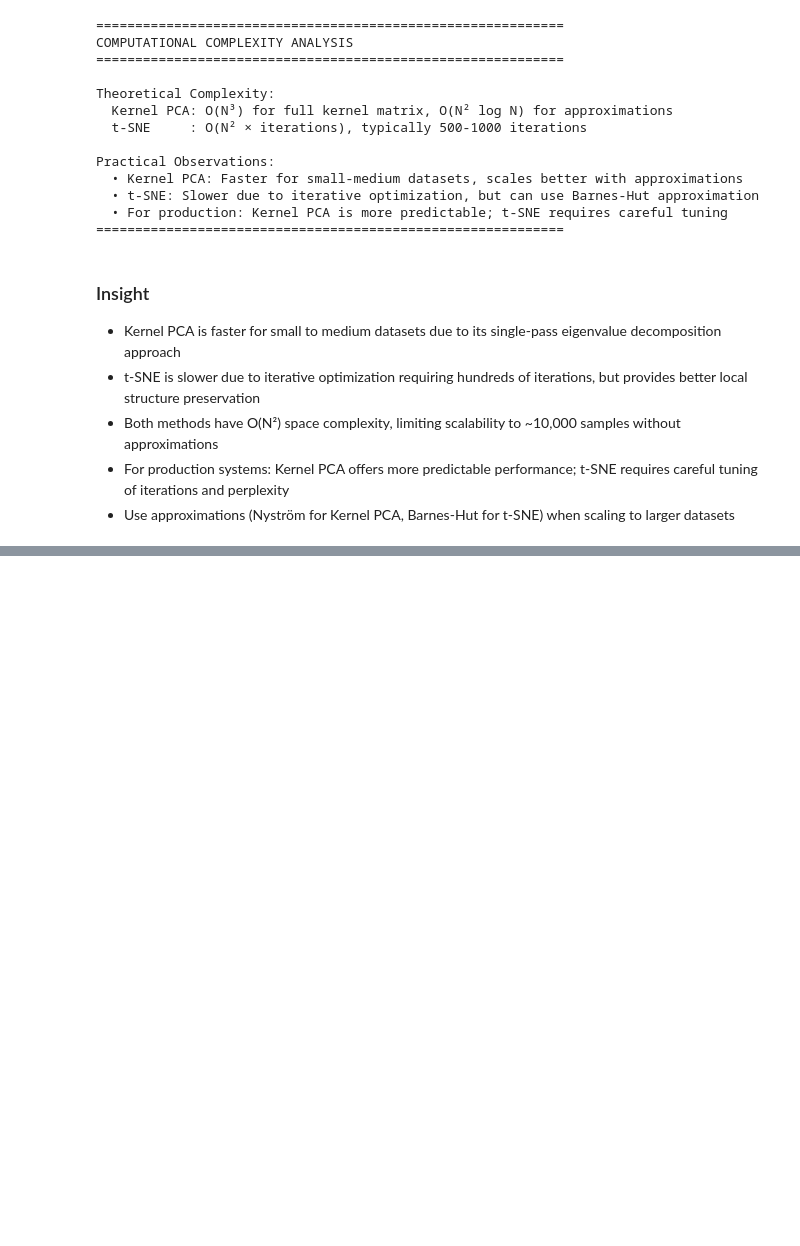
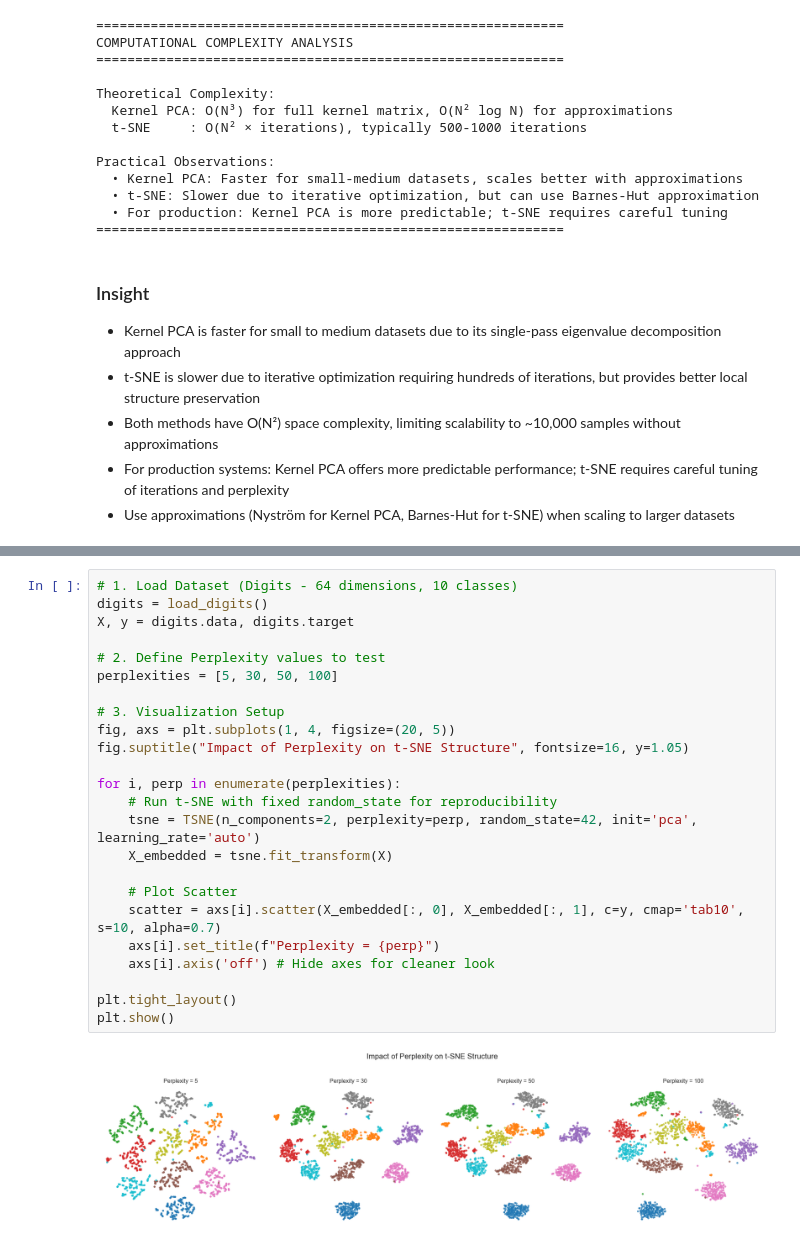
Before and after one commit to NguyenAn0808/kernel-pca-vs-tsne, a Jupyter notebook: notebooks/pca_vs_tsne.ipynb, the cells around one changed output, grey strips where cells are left out. Cells and saved outputs as stored; diff of their text form; blank space fills up the shorter version.

```diff
--- a/notebooks/pca_vs_tsne.ipynb
+++ b/notebooks/pca_vs_tsne.ipynb
@@ -665,0 +789,26 @@ Practical Observations:
+# %%
+# 1. Load Dataset (Digits - 64 dimensions, 10 classes)
+digits = load_digits()
+X, y = digits.data, digits.target
+
+# 2. Define Perplexity values to test
+perplexities = [5, 30, 50, 100]
+
+# 3. Visualization Setup
+fig, axs = plt.subplots(1, 4, figsize=(20, 5))
+fig.suptitle("Impact of Perplexity on t-SNE Structure", fontsize=16, y=1.05)
+
+for i, perp in enumerate(perplexities):
+    # Run t-SNE with fixed random_state for reproducibility
+    tsne = TSNE(n_components=2, perplexity=perp, random_state=42, init='pca', learning_rate='auto')
+    X_embedded = tsne.fit_transform(X)
+
+    # Plot Scatter
+    scatter = axs[i].scatter(X_embedded[:, 0], X_embedded[:, 1], c=y, cmap='tab10', s=10, alpha=0.7)
+    axs[i].set_title(f"Perplexity = {perp}")
+    axs[i].axis('off') # Hide axes for cleaner look
+
+plt.tight_layout()
+plt.show()
+# %% [output]
+[figure, added]
```
Also changed, not shown: parts of 10 cells of this notebook.
